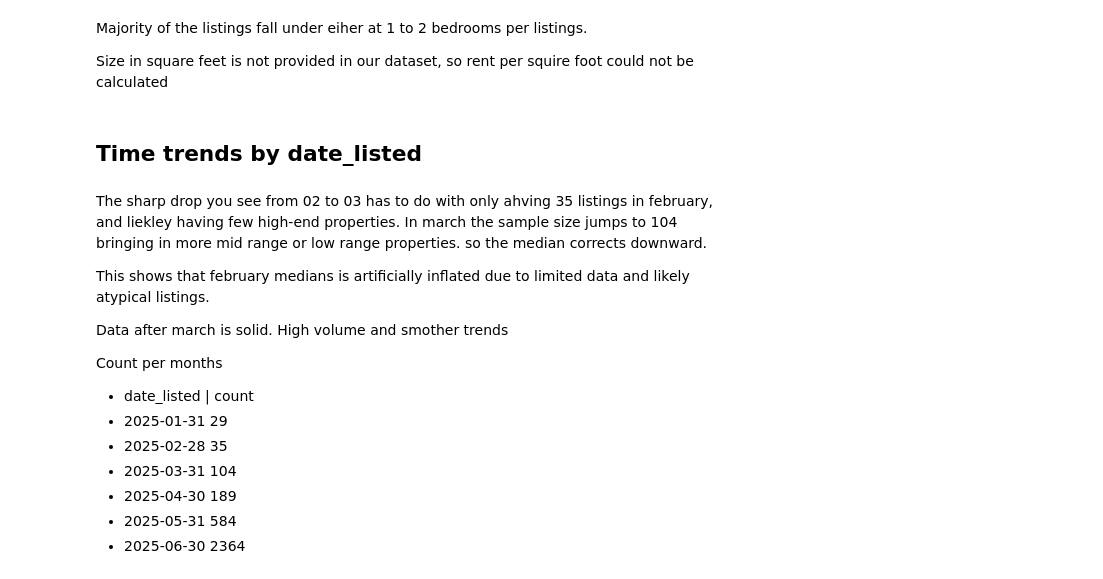
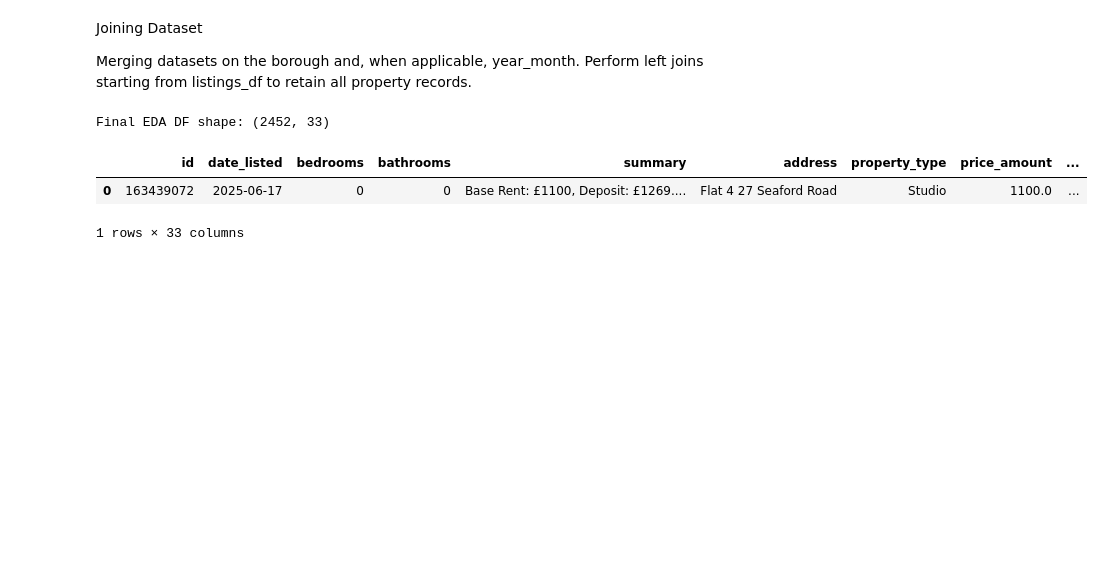
Before and after one commit to Barahow/london-rental-analysis, a Jupyter notebook: notebooks/eda/explanatory_analysis.ipynb, the cells around one changed output. Saved outputs shown, nothing was run; the diff lists cells and outputs as text; code cells hidden in the pictures; blank space fills up the shorter version.

```diff
--- a/notebooks/eda/explanatory_analysis.ipynb
+++ b/notebooks/eda/explanatory_analysis.ipynb
@@ -21,22 +19,25 @@ Analysis. Tail is stretched to the right -> right skewed distribution
-# %% [markdown]
-Majority of the listings fall under eiher at 1 to 2 bedrooms per listings.
-
-Size in square feet is not provided in our dataset, so rent per squire foot could not be calculated
-# %% [markdown]
-## Time trends by date_listed
-# %% [markdown]
-The sharp drop you see from 02 to 03 has to do with only ahving 35 listings in february, and liekley having few high-end properties. In march the sample size jumps to 104 bringing in more mid range or low range properties. so the median corrects downward.
-
-This shows that february medians is artificially inflated due to limited data and likely atypical listings.
-
-Data after march is solid. High volume and smother trends
-
-
-Count per months
-* date_listed     | count
-* 2025-01-31      29
-* 2025-02-28      35
-* 2025-03-31     104
-* 2025-04-30     189
-* 2025-05-31     584
-* 2025-06-30    2364
+# %% [markdown]
+Joining Dataset
+
+Merging datasets on the borough and, when applicable, year_month. Perform left joins starting from listings_df to retain all property records.
+# %%
+# Base: listings
+eda_df = listings_df.copy()
+
+# Join crime (two rate columns)
+eda_df = eda_df.merge(crime_df[['borough', 'violent_crime1000', 'other_crime1000']], on=['borough'], how='left')
+# Join employment (e.g., unemployment_rate)
+eda_df = eda_df.merge(employment_df, on=['borough'], how='left')
+# Join GCSE if borough-level summary exists
+# Assuming gcse_df has borough and year
+eda_df = eda_df.merge(gcse_df, on=['borough'], how='left')
+
+print("Final EDA DF shape:", eda_df.shape)
+# %% [output]
+Final EDA DF shape: (2452, 33)
+# %%
+eda_df.head(1)
+# %% [output]
+|  | id | date_listed | bedrooms | bathrooms | summary | address | property_type | price_amount | ... |
+| 0 | 163439072 | 2025-06-17 | 0 | 0 | Base Rent: £1100, Deposit: £1269.... | Flat 4 27 Seaford Road | Studio | 1100.0 | ... |
+1 rows × 33 columns
```
Also changed, not shown: parts of 21 cells of this notebook.
